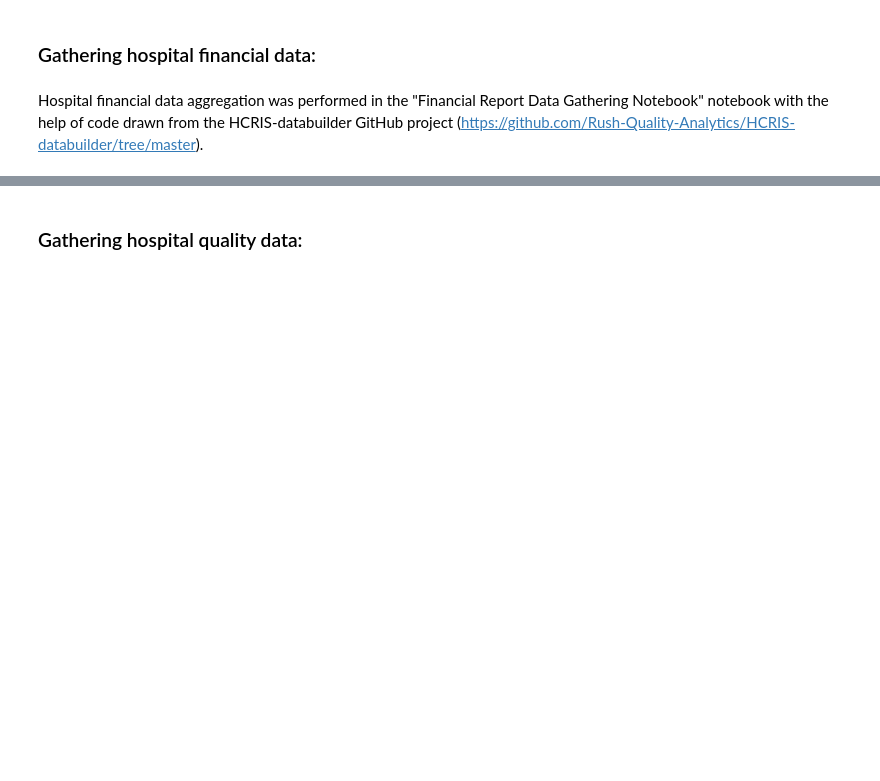
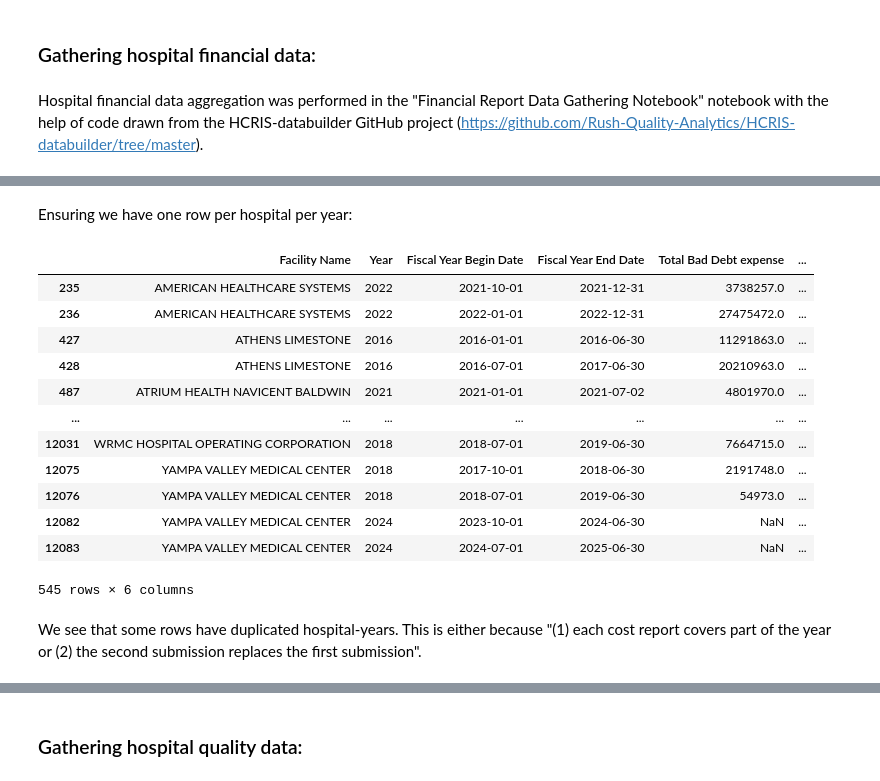
Before and after one commit to aezell314/Predicting_Hospital_Closures, a Jupyter notebook: Hospital Trends Data Gathering.ipynb, the cells around one changed output, grey strips where cells are left out. Cells and saved outputs as stored; diff of their text form; code cells hidden in the pictures; blank space fills up the shorter version.

```diff
--- a/Hospital Trends Data Gathering.ipynb
+++ b/Hospital Trends Data Gathering.ipynb
@@ -101,0 +127,21 @@ financials.head()
+# %% [markdown]
+Ensuring we have one row per hospital per year:
+# %%
+financials[financials[['Facility Name','Year']].duplicated(keep=False)][['Facility Name','Year','Fiscal Year Begin Date','Fiscal Year End Date','Total Bad Debt expense','Total cost of charity care']]
+# %% [output]
+|  | Facility Name | Year | Fiscal Year Begin Date | Fiscal Year End Date | Total Bad Debt expense | ... |
+| 235 | AMERICAN HEALTHCARE SYSTEMS | 2022 | 2021-10-01 | 2021-12-31 | 3738257.0 | ... |
+| 236 | AMERICAN HEALTHCARE SYSTEMS | 2022 | 2022-01-01 | 2022-12-31 | 27475472.0 | ... |
+| 427 | ATHENS LIMESTONE | 2016 | 2016-01-01 | 2016-06-30 | 11291863.0 | ... |
+| 428 | ATHENS LIMESTONE | 2016 | 2016-07-01 | 2017-06-30 | 20210963.0 | ... |
+| 487 | ATRIUM HEALTH NAVICENT BALDWIN | 2021 | 2021-01-01 | 2021-07-02 | 4801970.0 | ... |
+| ... | ... | ... | ... | ... | ... | ... |
+| 12031 | WRMC HOSPITAL OPERATING CORPORATION | 2018 | 2018-07-01 | 2019-06-30 | 7664715.0 | ... |
+| 12075 | YAMPA VALLEY MEDICAL CENTER | 2018 | 2017-10-01 | 2018-06-30 | 2191748.0 | ... |
+| 12076 | YAMPA VALLEY MEDICAL CENTER | 2018 | 2018-07-01 | 2019-06-30 | 54973.0 | ... |
+| 12082 | YAMPA VALLEY MEDICAL CENTER | 2024 | 2023-10-01 | 2024-06-30 | NaN | ... |
+| 12083 | YAMPA VALLEY MEDICAL CENTER | 2024 | 2024-07-01 | 2025-06-30 | NaN | ... |
+545 rows × 6 columns
+# %% [markdown]
+We see that some rows have duplicated hospital-years. This is either because "(1) each cost report covers part of the year
+or (2) the second submission replaces the first submission".
```
Also changed, not shown: parts of 97 cells of this notebook, 2 other files.
